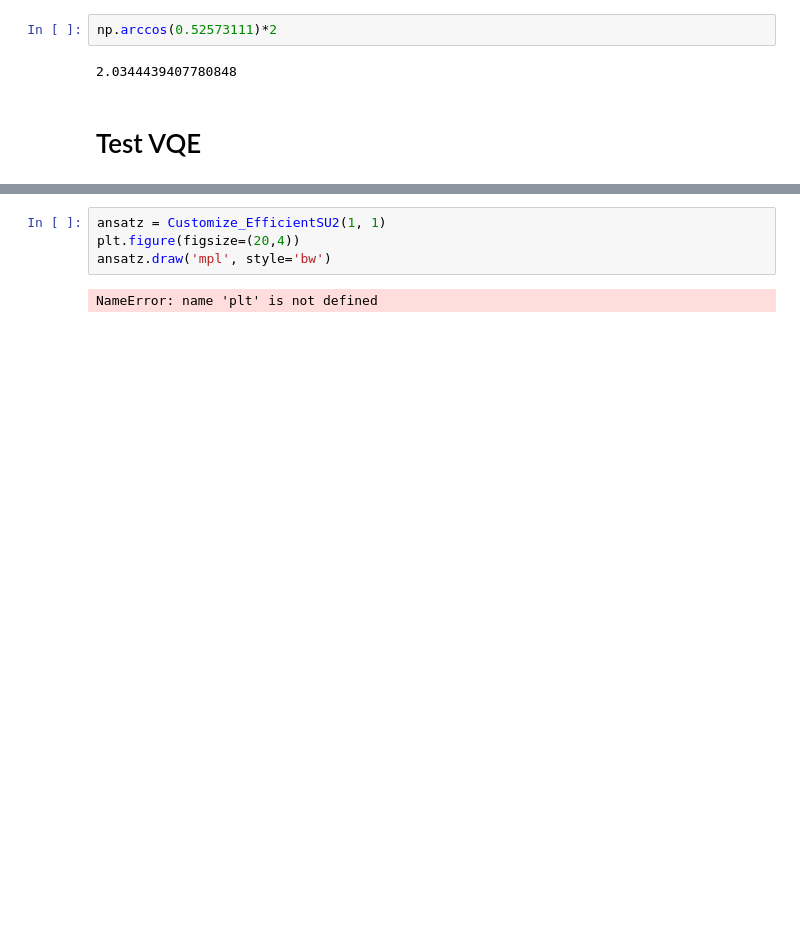
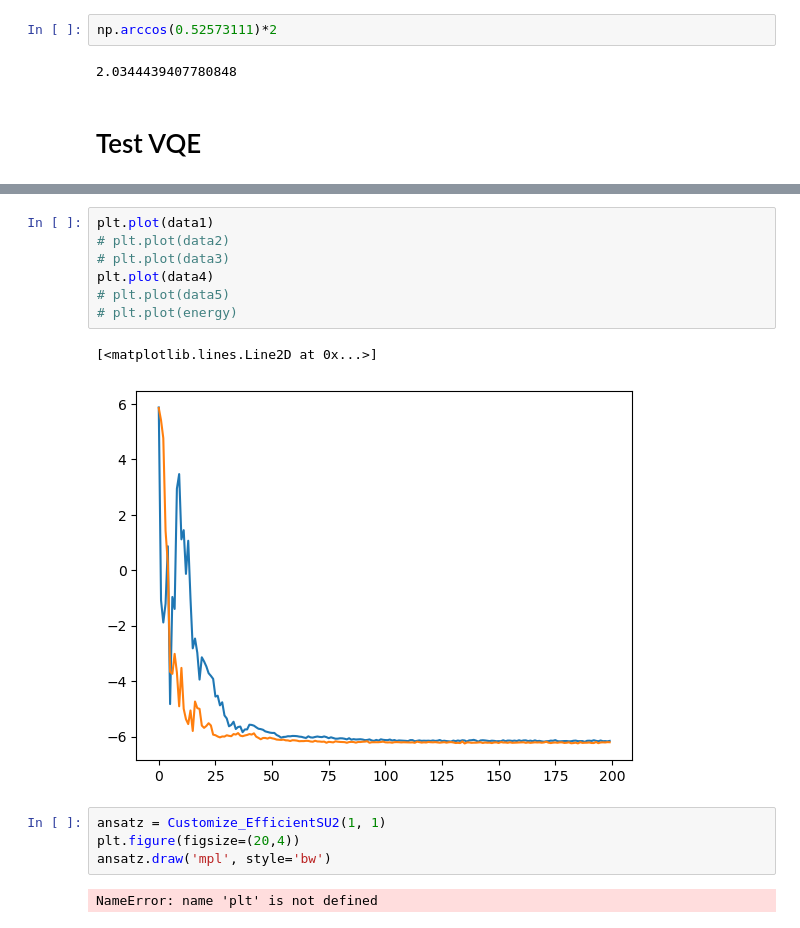
Before and after one commit to nguyenvulinh666/Variational-Quantum-EigeinSolver, a Jupyter notebook: Complete_VQE.ipynb, the cells around one changed output, grey strips where cells are left out. Saved outputs shown, nothing was run; the diff lists cells and outputs as text; blank space fills up the shorter version.

```diff
--- a/Complete_VQE.ipynb
+++ b/Complete_VQE.ipynb
@@ -1229,3 +1444,13 @@ plt.plot(energy, color='blue')
+# %%
+plt.plot(data1)
+# plt.plot(data2)
+# plt.plot(data3)
+plt.plot(data4)
+# plt.plot(data5)
+# plt.plot(energy)
+# %% [output]
+[<matplotlib.lines.Line2D at 0x...>]
+[figure, added]
 # %%
 ansatz = Customize_EfficientSU2(1, 1)
 plt.figure(figsize=(20,4))
```
Also changed, not shown: parts of 45 cells of this notebook.
